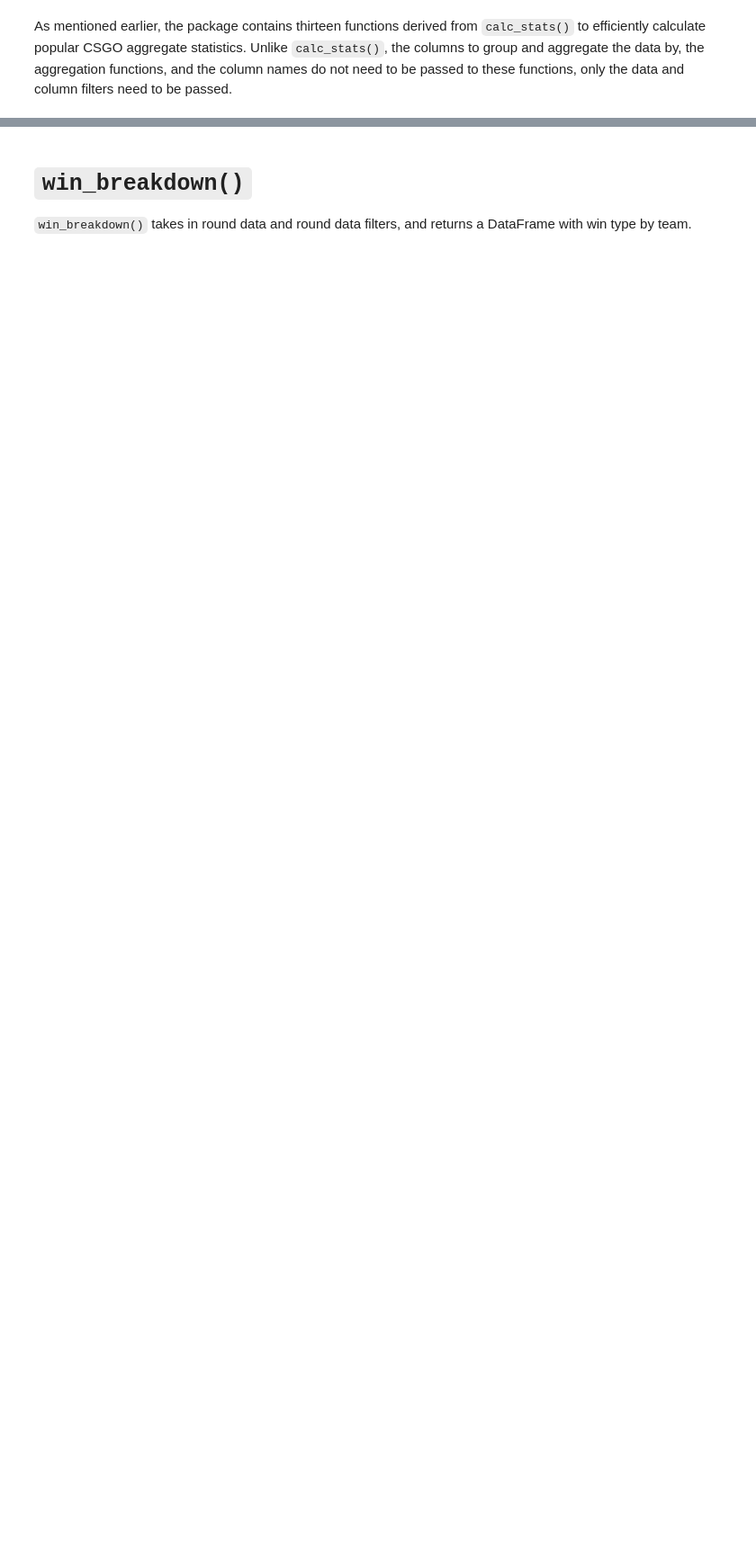
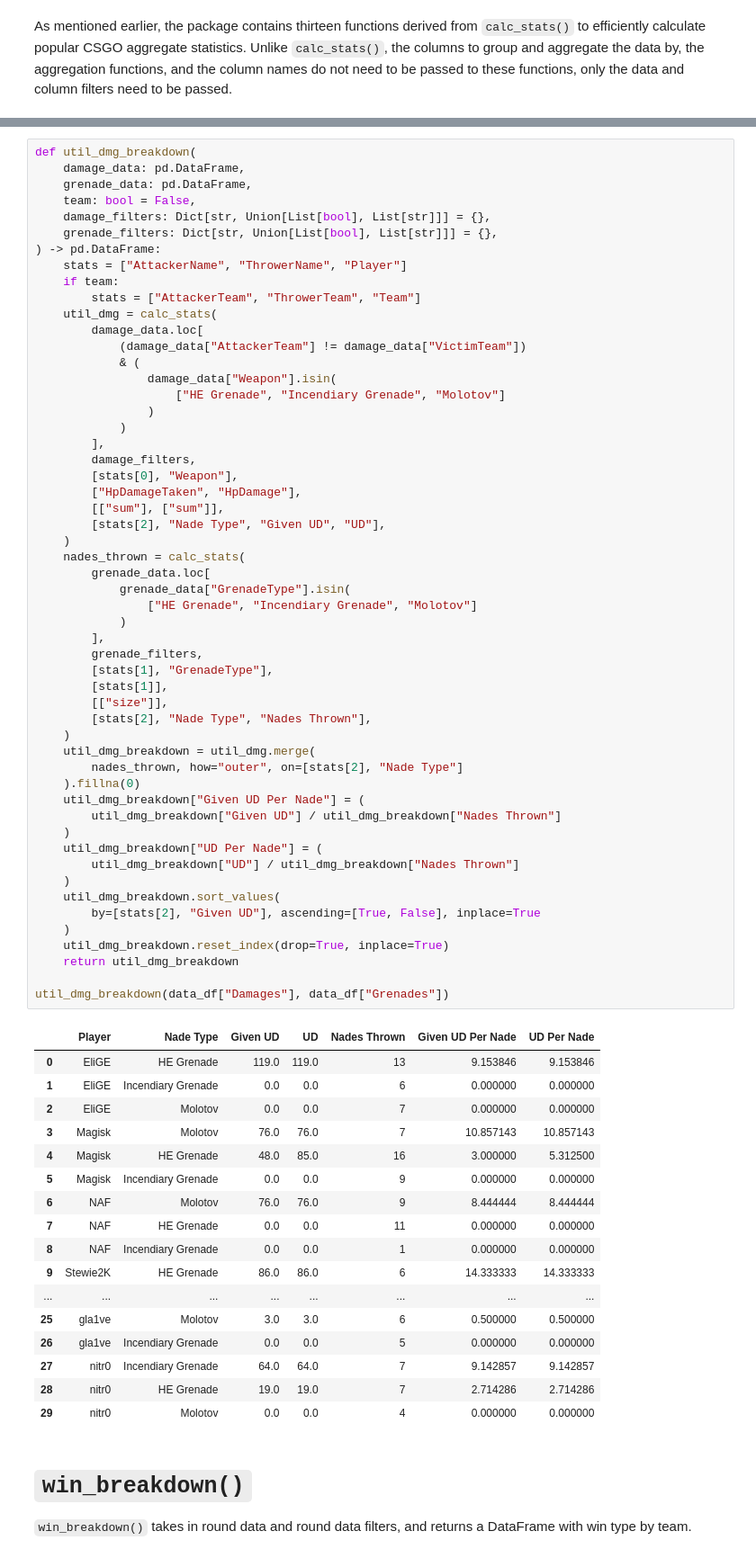
Before and after one commit to pnxenopoulos/awpy, a Jupyter notebook: examples/01_Basic_CSGO_Analysis.ipynb, the cells around one changed output, grey strips where cells are left out. Shown at 90% size. Saved outputs shown, nothing was run; the diff lists cells and outputs as text; blank space fills up the shorter version.

```diff
--- a/examples/01_Basic_CSGO_Analysis.ipynb
+++ b/examples/01_Basic_CSGO_Analysis.ipynb
@@ -789,3 +966,75 @@ util_dmg_breakdown(data_df["Damages"], data_df["Grenades"])
+# %%
+def util_dmg_breakdown(
+    damage_data: pd.DataFrame,
+    grenade_data: pd.DataFrame,
+    team: bool = False,
+    damage_filters: Dict[str, Union[List[bool], List[str]]] = {},
+    grenade_filters: Dict[str, Union[List[bool], List[str]]] = {},
+) -> pd.DataFrame:
+    stats = ["AttackerName", "ThrowerName", "Player"]
+    if team:
+        stats = ["AttackerTeam", "ThrowerTeam", "Team"]
+    util_dmg = calc_stats(
+        damage_data.loc[
+            (damage_data["AttackerTeam"] != damage_data["VictimTeam"])
+            & (
+                damage_data["Weapon"].isin(
+                    ["HE Grenade", "Incendiary Grenade", "Molotov"]
+                )
+            )
+        ],
+        damage_filters,
+        [stats[0], "Weapon"],
+        ["HpDamageTaken", "HpDamage"],
+        [["sum"], ["sum"]],
+        [stats[2], "Nade Type", "Given UD", "UD"],
+    )
+    nades_thrown = calc_stats(
+        grenade_data.loc[
+            grenade_data["GrenadeType"].isin(
+                ["HE Grenade", "Incendiary Grenade", "Molotov"]
+            )
+        ],
+        grenade_filters,
+        [stats[1], "GrenadeType"],
+        [stats[1]],
+        [["size"]],
+        [stats[2], "Nade Type", "Nades Thrown"],
+    )
+    util_dmg_breakdown = util_dmg.merge(
+        nades_thrown, how="outer", on=[stats[2], "Nade Type"]
+    ).fillna(0)
+    util_dmg_breakdown["Given UD Per Nade"] = (
+        util_dmg_breakdown["Given UD"] / util_dmg_breakdown["Nades Thrown"]
+    )
+    util_dmg_breakdown["UD Per Nade"] = (
+        util_dmg_breakdown["UD"] / util_dmg_breakdown["Nades Thrown"]
+    )
+    util_dmg_breakdown.sort_values(
+        by=[stats[2], "Given UD"], ascending=[True, False], inplace=True
+    )
+    util_dmg_breakdown.reset_index(drop=True, inplace=True)
+    return util_dmg_breakdown
+
+util_dmg_breakdown(data_df["Damages"], data_df["Grenades"])
+# %% [output]
+|  | Player | Nade Type | Given UD | UD | Nades Thrown | Given UD Per Nade | UD Per Nade |
+| 0 | EliGE | HE Grenade | 119.0 | 119.0 | 13 | 9.153846 | 9.153846 |
+| 1 | EliGE | Incendiary Grenade | 0.0 | 0.0 | 6 | 0.000000 | 0.000000 |
+| 2 | EliGE | Molotov | 0.0 | 0.0 | 7 | 0.000000 | 0.000000 |
+| 3 | Magisk | Molotov | 76.0 | 76.0 | 7 | 10.857143 | 10.857143 |
+| 4 | Magisk | HE Grenade | 48.0 | 85.0 | 16 | 3.000000 | 5.312500 |
+| 5 | Magisk | Incendiary Grenade | 0.0 | 0.0 | 9 | 0.000000 | 0.000000 |
+| 6 | NAF | Molotov | 76.0 | 76.0 | 9 | 8.444444 | 8.444444 |
+| 7 | NAF | HE Grenade | 0.0 | 0.0 | 11 | 0.000000 | 0.000000 |
+| 8 | NAF | Incendiary Grenade | 0.0 | 0.0 | 1 | 0.000000 | 0.000000 |
+| 9 | Stewie2K | HE Grenade | 86.0 | 86.0 | 6 | 14.333333 | 14.333333 |
+| ... | ... | ... | ... | ... | ... | ... | ... |
+| 25 | gla1ve | Molotov | 3.0 | 3.0 | 6 | 0.500000 | 0.500000 |
+| 26 | gla1ve | Incendiary Grenade | 0.0 | 0.0 | 5 | 0.000000 | 0.000000 |
+| 27 | nitr0 | Incendiary Grenade | 64.0 | 64.0 | 7 | 9.142857 | 9.142857 |
+| 28 | nitr0 | HE Grenade | 19.0 | 19.0 | 7 | 2.714286 | 2.714286 |
+| 29 | nitr0 | Molotov | 0.0 | 0.0 | 4 | 0.000000 | 0.000000 |
 # %% [markdown]
 # `win_breakdown()`
 `win_breakdown()` takes in round data and round data filters, and returns a DataFrame with win type by team.
```
Also changed, not shown: parts of 52 cells of this notebook, 2 other files.
